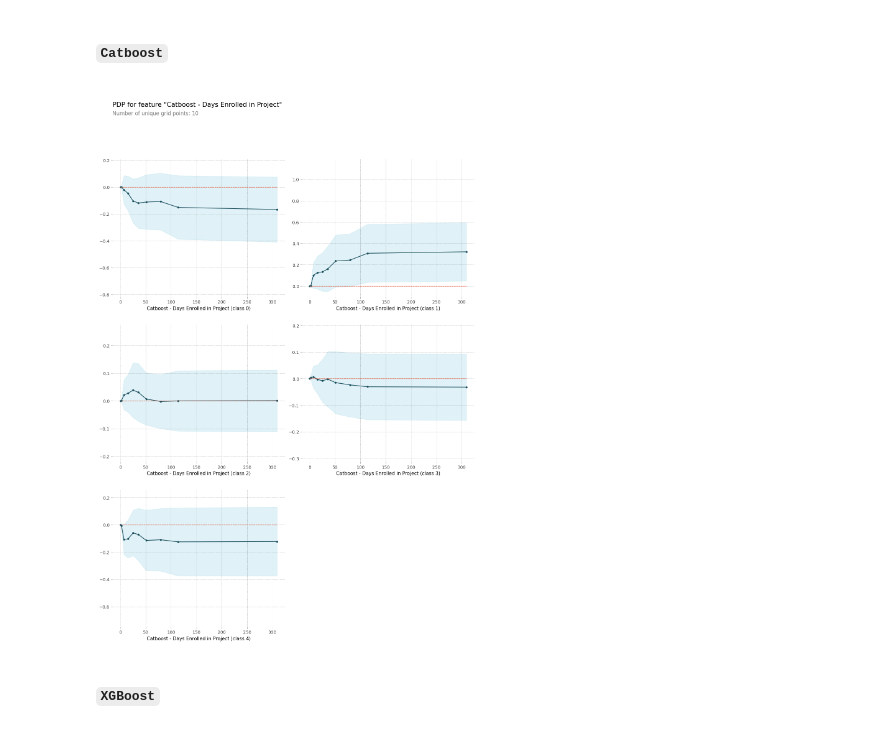
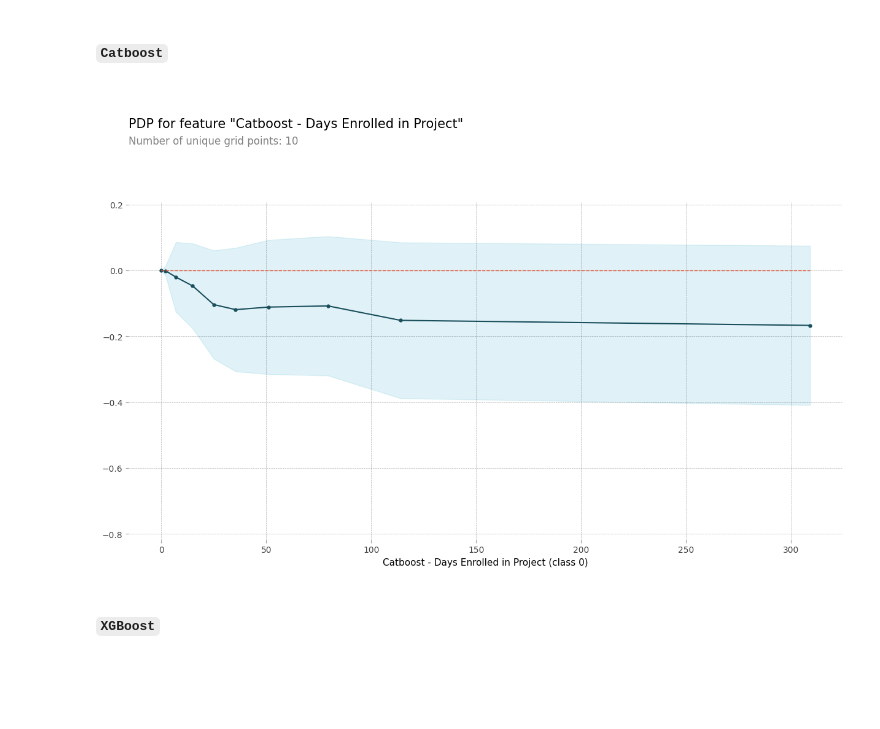
Before and after one commit to BloomTech-Labs/deprecated-family-promise-spokane-ds-b, a Jupyter notebook: visuals/lg_notebook.ipynb, the cells around one changed output. Drawn from its saved outputs; the diff is of its cells as text; code cells hidden in the pictures; blank space fills up the shorter version.

```diff
--- a/visuals/lg_notebook.ipynb
+++ b/visuals/lg_notebook.ipynb
@@ -644,20 +644,20 @@ X_pdp = pd.DataFrame(X_train, columns=column_names)
 # %%
 feature = 'Days Enrolled in Project'
 feature_name = 'Catboost - Days Enrolled in Project'
 
 isolated = pdp_isolate(
     model=cat_model,
     dataset=X_pdp,
     model_features=X_pdp.columns,
     feature=feature,
     n_jobs=-1
 )
 
-pdp_plot(isolated, feature_name=feature_name)
+pdp_plot(isolated[0], feature_name=feature_name)
 plt.tight_layout()
 plt.show();
 # %% [output]
-[figure, old version]
+[figure, new version]
 # %% [markdown]
 #### `XGBoost`
 # %%
```
Also changed, not shown: parts of 9 cells of this notebook, 9 other files.
